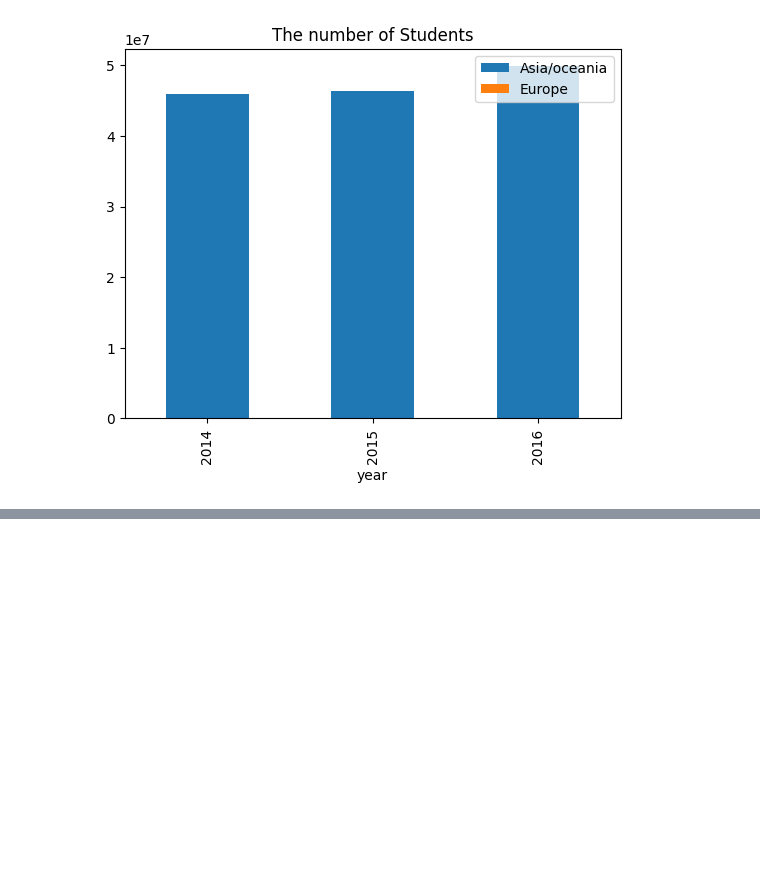
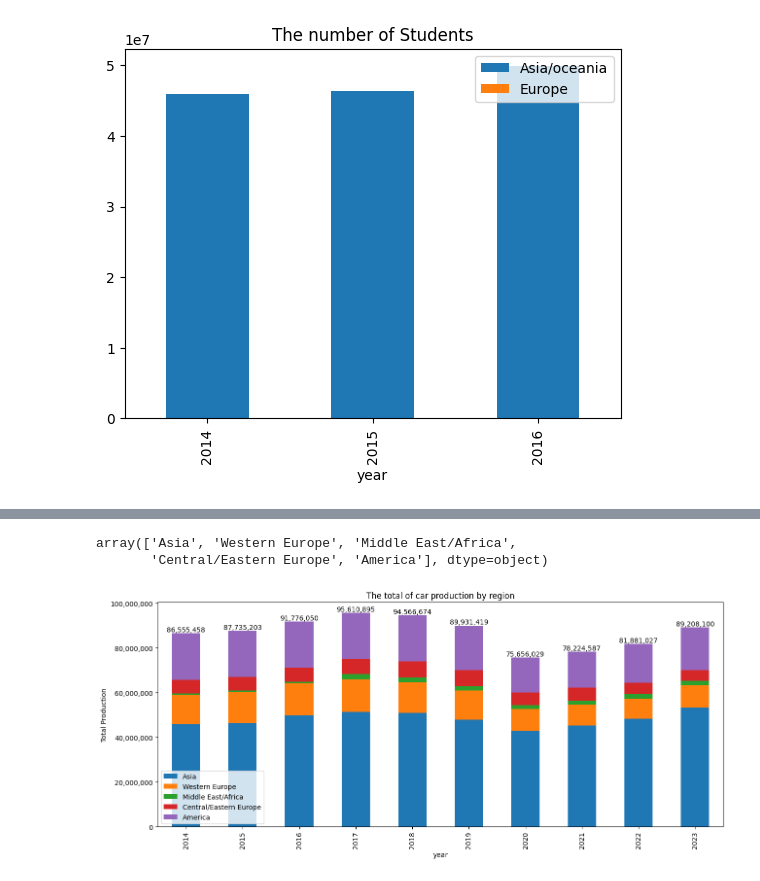
Before and after one commit to maxvcbhan/DADS5001-car-production, a Jupyter notebook: app.ipynb, the cells around one changed output, grey strips where cells are left out. Saved outputs shown, nothing was run; the diff lists cells and outputs as text; code cells hidden in the pictures; blank space fills up the shorter version.

```diff
--- a/app.ipynb
+++ b/app.ipynb
@@ -161,3 +162,7 @@ df_transformed.plot.bar(x='year', stacked=True, title='The number of Students')
 # %% [output]
 <Axes: title={'center': 'The number of Students'}, xlabel='year'>
 [figure]
+# %%
+import pandas as pd
+df_original=pd.read_csv("./data/data.csv")
+print(df_original.head())
@@ -163,0 +183,32 @@ df_transformed.plot.bar(x='year', stacked=True, title='The number of Students')
+# %%
+df_original["Region"].unique()
+# %% [output]
+array(['Asia', 'Western Europe', 'Middle East/Africa',
+       'Central/Eastern Europe', 'America'], dtype=object)
+# %%
+import matplotlib.pyplot as plt
+years = [i for i in range(2014,2024)]
+
+# Create an empty dictionary to store the results
+transformed_data = {
+    "year": years,
+}
+regions = df_original["Region"].unique()
+
+
+# Step 2: Iterate over each year and sum data by region
+for region in regions:
+    transformed_data[str(region)]=[]
+    for year in years:
+        sum_by_year = df_original[ (df_original["Region"] == region)][str(year)].sum()
+        transformed_data[str(region)].append(sum_by_year)
+
+# transformed_data
+df_transformed = pd.DataFrame(transformed_data)
+ax = df_transformed.plot.bar(x='year', stacked=True, title='The total of car production by region',figsize=(15, 6))
+plt.ylabel("Total Production")
+for container in ax.containers[4:5]:
+    ax.bar_label(container, fmt='{:,.0f}', label_type='edge')
+ax.yaxis.set_major_formatter(plt.FuncFormatter(lambda x, _: f'{x:,.0f}'))
+# %% [output]
+[figure, added]
```
Also changed, not shown: parts of 4 cells of this notebook, 2 other files.
